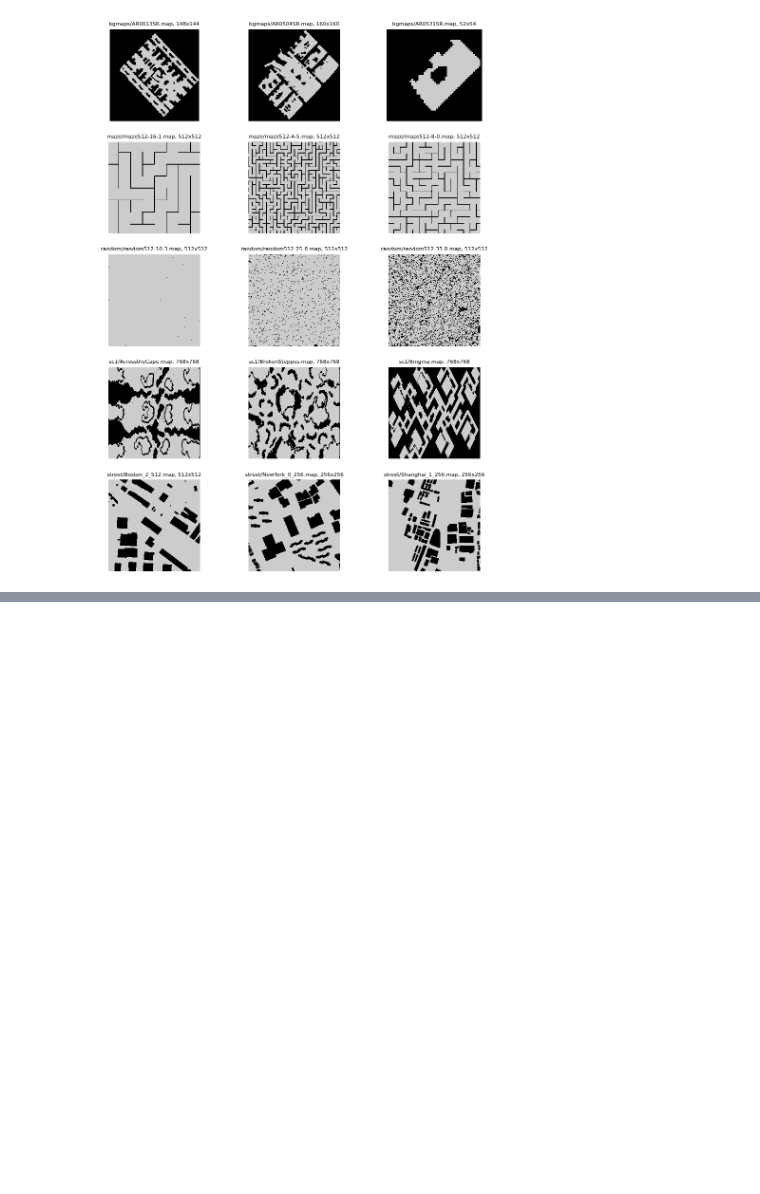
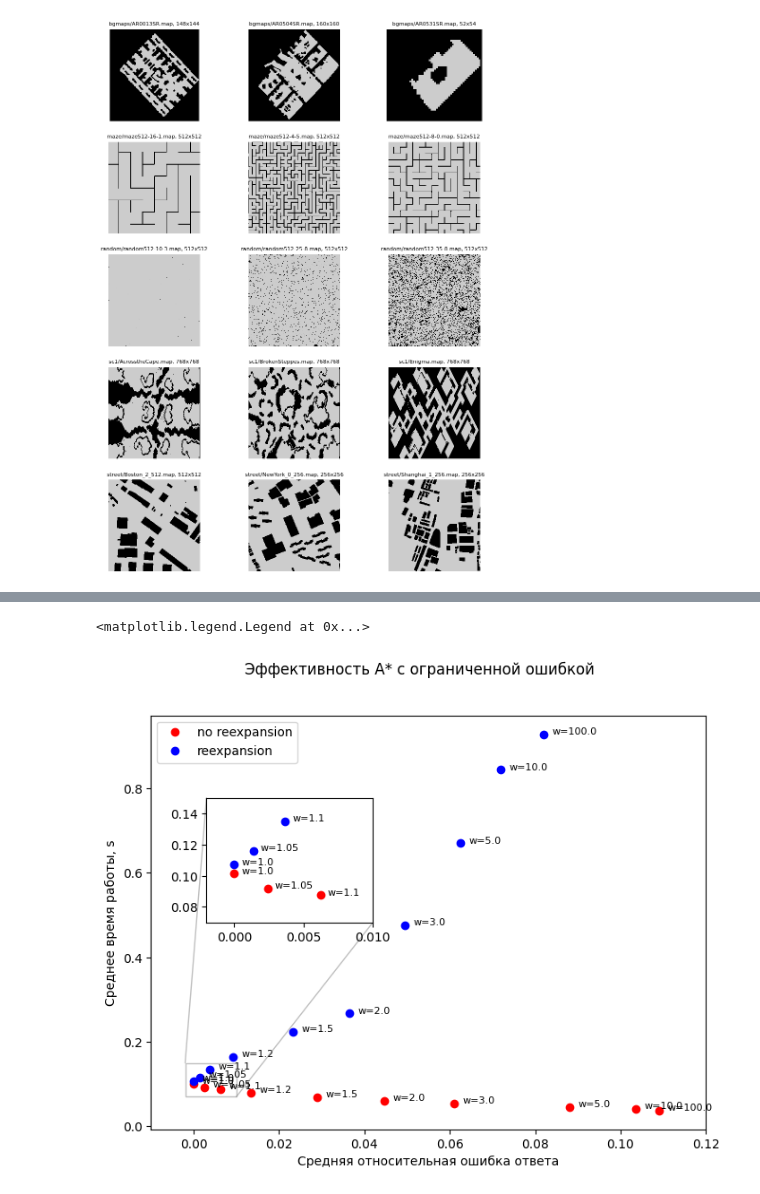
Before and after one commit to HS-Class-SPbU-2024-Fall/lab07-benchmarking-bounded-sub-optimal-astar-elteammate, a Jupyter notebook: benchmarking.ipynb, the cells around one changed output, grey strips where cells are left out. Drawn from its saved outputs; the diff is of its cells as text; code cells hidden in the pictures; blank space fills up the shorter version.

```diff
--- a/benchmarking.ipynb
+++ b/benchmarking.ipynb
@@ -653,16 +437,0 @@ ax.legend()
-# %%
-fig, ax = plt.subplots(1, 1, figsize=(12, 9))
-
-fig.suptitle("Эффективность A* с разными эвристиками")
-
-
-dij_data = STATS[(STATS.h_num == NUM_ALGOS - 1)]
-
-for h_num, (heuristic, reexpansion) in enumerate(HEURISTIC_ORDER[:-1]):
-    data = STATS[(STATS.h_num == h_num)]
-    ax.plot(np.sort((data.closed.values + 1) / (dij_data.closed.values + 1)), label=f"{heuristic}{', с перераскрытием' if reexpansion else ''}")
-
-ax.set_ylabel("Доля раскрытий в сравнении с Dijkstra")
-ax.set_xlabel("Порядковая статистика задачи")
-ax.set_ylim(0, 1.05)
-ax.legend()
@@ -740,0 +443,28 @@ for i, (category, category_problems) in enumerate(sorted(CHOSEN_PROBLEMS.items()
+# %%
+Ws = STATS.w.unique()
+
+fig, ax = plt.subplots(figsize=(8, 6))
+
+inset = ax.inset_axes([0.1, 0.5, 0.3, 0.3], xlim=(-0.002, 0.01), ylim=(0.07, 0.15))
+ax.indicate_inset_zoom(inset)
+ax.set_xlim(-0.01, 0.12)
+
+for i, w in enumerate(Ws):
+    for reexpansion in [False, True]:
+        stats = STATS[(STATS.w == w) & (STATS.reexpansion == reexpansion)]
+        time = stats.time.mean()
+        ans_err = (stats.dist / stats.expected_dist).mean() - 1
+        point, = ax.plot(ans_err, time, 'o', c='b' if reexpansion else 'r')
+        if i == 0:
+            point.set_label("reexpansion" if reexpansion else "no reexpansion")
+        ax.text(ans_err + 0.002, time, f"w={w}", fontsize=8)
+        inset.plot(ans_err, time, 'o', c='b' if reexpansion else 'r')
+        inset.text(ans_err + 0.0005, time, f"w={w}", fontsize=8, clip_on=True)
+
+fig.suptitle("Эффективность A* с ограниченной ошибкой")
+ax.set_xlabel("Средняя относительная ошибка ответа")
+ax.set_ylabel("Среднее время работы, s")
+ax.legend()
+# %% [output]
+<matplotlib.legend.Legend at 0x...>
+[figure, added]
```
Also changed, not shown: parts of 49 cells of this notebook, 1 other file.
